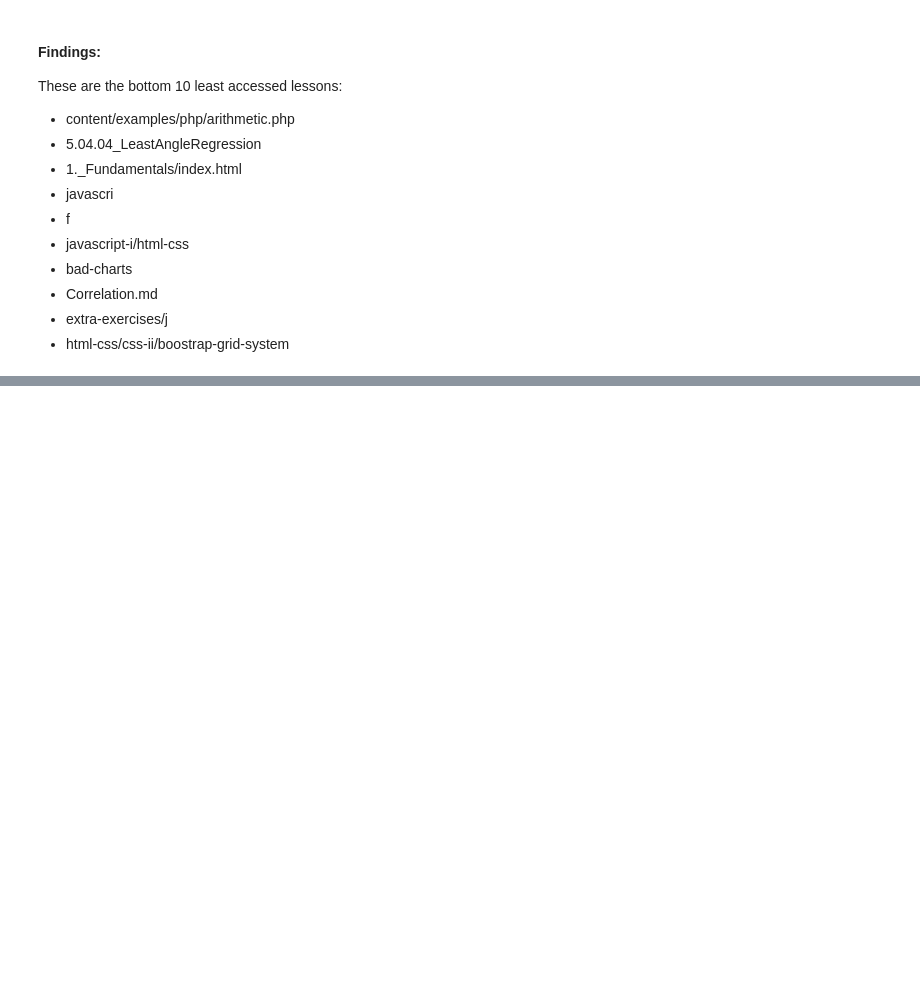
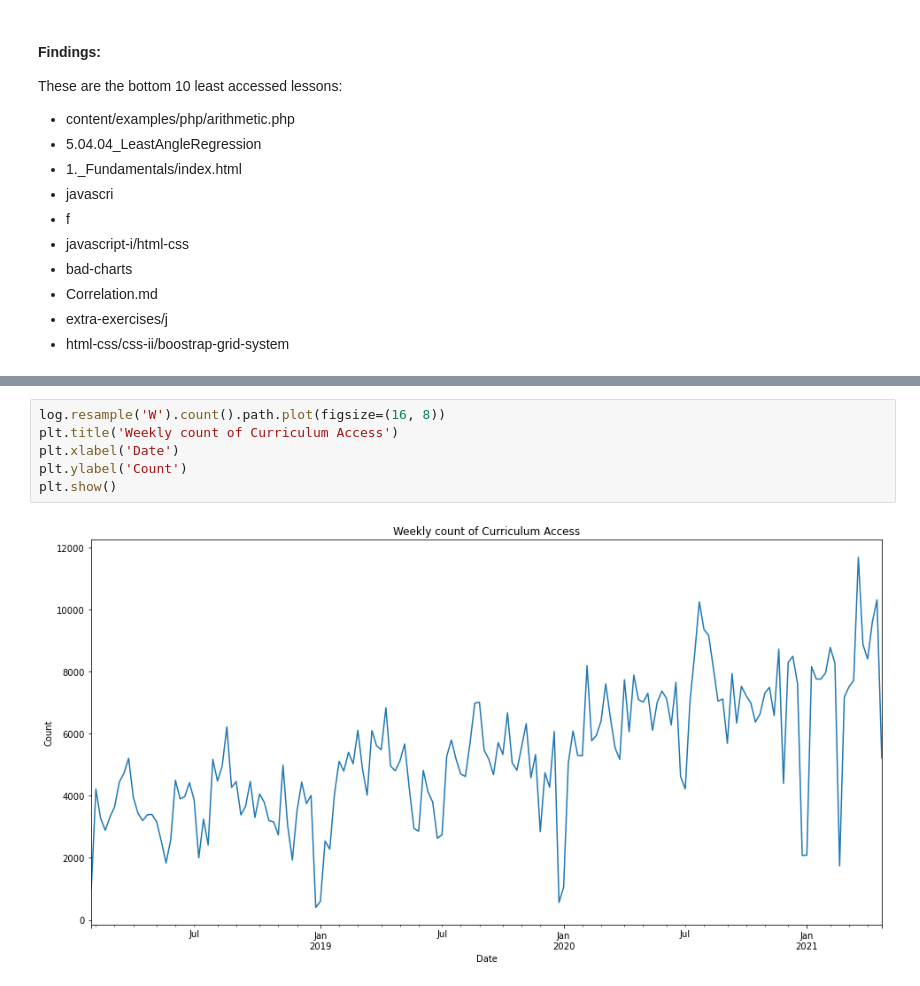
Before and after one commit to jeffakins/anomaly_detection_project, a Jupyter notebook: anomaly_detection_project.ipynb, the cells around one changed output, grey strips where cells are left out. Drawn from its saved outputs; the diff is of its cells as text; blank space fills up the shorter version.

```diff
--- a/anomaly_detection_project.ipynb
+++ b/anomaly_detection_project.ipynb
@@ -577,0 +646,8 @@ These are the bottom 10 least accessed lessons:
+# %%
+log.resample('W').count().path.plot(figsize=(16, 8))
+plt.title('Weekly count of Curriculum Access')
+plt.xlabel('Date')
+plt.ylabel('Count')
+plt.show()
+# %% [output]
+[figure, added]
```
Also changed, not shown: parts of 17 cells of this notebook.
